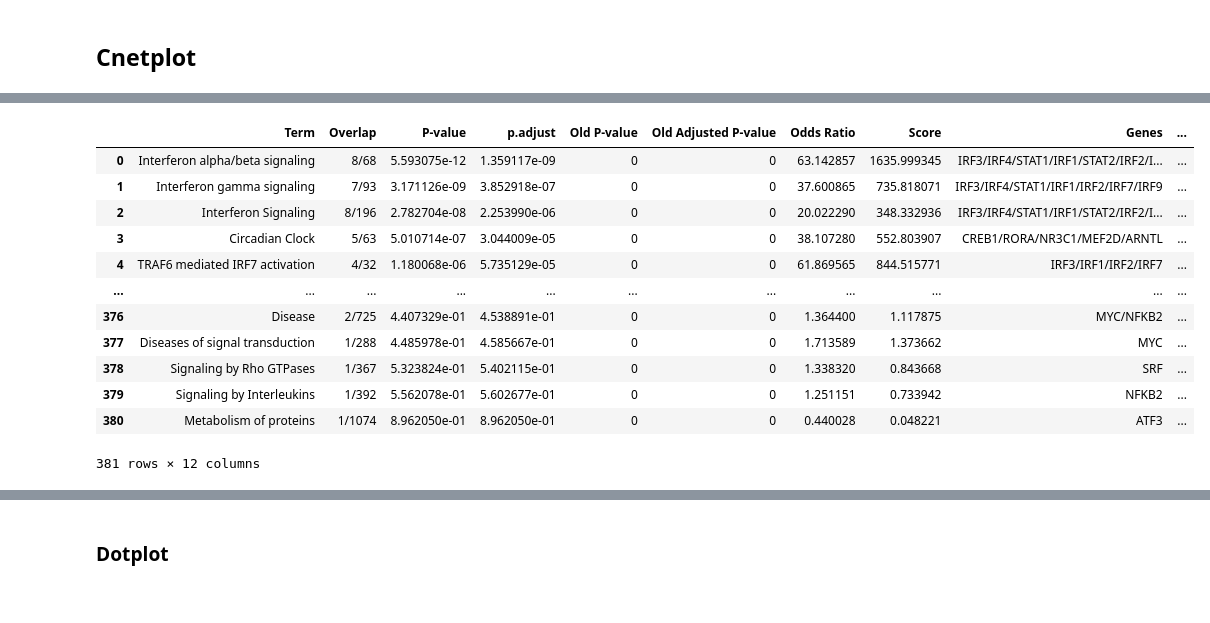
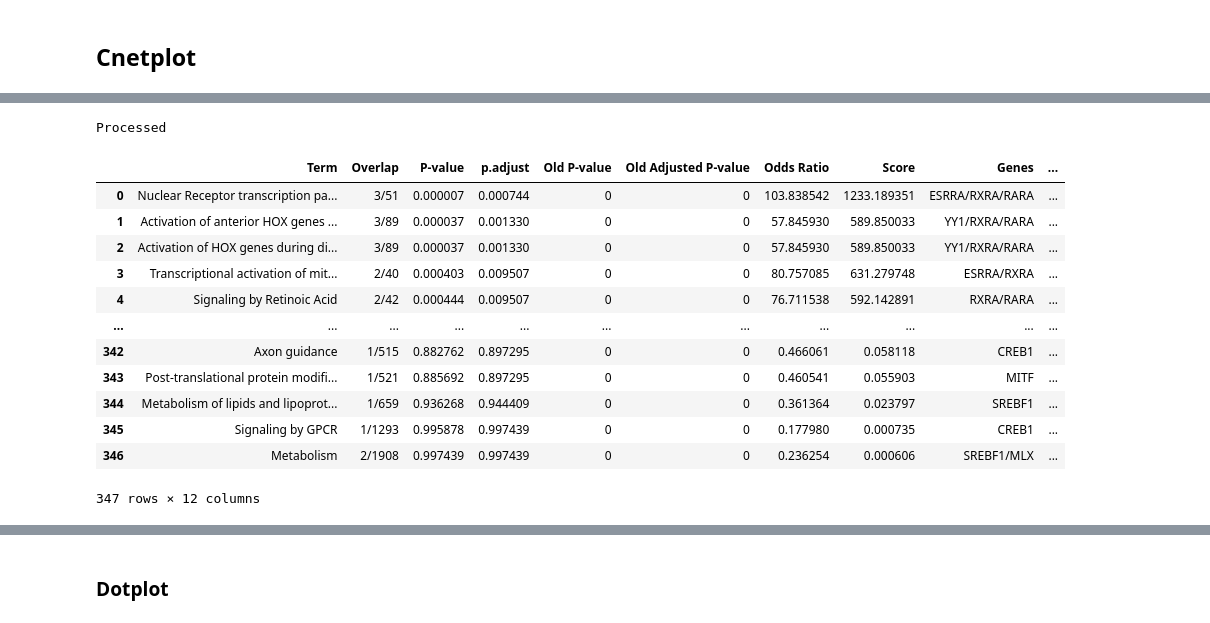
Before and after one commit to masyahook/scGRN, a Jupyter notebook: notebooks/GRNBoost2_Enrichment_analysis.ipynb, the cells around one changed output, grey strips where cells are left out. Cells and saved outputs as stored; diff of their text form; code cells hidden in the pictures.

```diff
--- a/notebooks/GRNBoost2_Enrichment_analysis.ipynb
+++ b/notebooks/GRNBoost2_Enrichment_analysis.ipynb
@@ -369,33 +399,33 @@ dfs['C'].head()
 # %%
-processed_dfs = {}
-processed_types = []
-top_n = 5
+processed_types = enrichr_res['cluster'].unique()
+enrichr_res_processed = (
+    enrichr_res.rename(columns={'Adjusted P-value': 'p.adjust', 'Combined Score': 'Score', 'cluster': 'type'})
+        .assign(
+            Genes=enrichr_res['Genes'].map(lambda x: x.replace(';', '/')),
+            Ratio=enrichr_res.apply(
+                lambda x: f"{x['Overlap'][:x['Overlap'].find('/')]}/{len(genes[x['cluster']])}",
+                axis=1
+            )
+        )
+)
+if db == 'Reactome':
+    enrichr_res_processed['Term'] = enrichr_res_processed['Term'].map(lambda x: x[:x.find('Homo')-1])
+final_df = enrichr_res_processed.assign(ID=[f'ID_{el}' for el in pd.factorize(enrichr_res_processed['Term'])[0] + 1])
 
-for t in types:
-    processed_dfs[t] = dfs[t].sort_values('Adjusted P-value', ascending=True) # .iloc[:top_n, :]
-    processed_dfs[t]['type'] = t
-    processed_dfs[t] = processed_dfs[t].rename(columns={'Adjusted P-value': 'p.adjust', 'Combined Score': 'Score'})
-    processed_dfs[t]['Genes'] = processed_dfs[t]['Genes'].map(lambda x: x.replace(';', '/'))
-    processed_dfs[t]['Ratio'] = processed_dfs[t].apply(lambda x: f"{x['Overlap'][:x['Overlap'].find('/')]}/{len(genes[t])}", axis=1) if len(processed_dfs[t]) != 0 else None
-    if len(processed_dfs[t]) != 0:
-        processed_types.append(t)
-    if db == 'Reactome':
-        processed_dfs[t]['Term'] = processed_dfs[t]['Term'].map(lambda x: x[:x.find('Homo')-1])
-
-final_df = pd.concat([df for df in processed_dfs.values()], axis=0).reset_index(drop=True)
-final_df = final_df.assign(ID=[f'ID_{el}' for el in pd.factorize(final_df['Term'])[0] + 1])
+print('Processed')
 final_df
 # %% [output]
+Processed
 |  | Term | Overlap | P-value | p.adjust | Old P-value | Old Adjusted P-value | Odds Ratio | Score | Genes | ... |
-| 0 | Interferon alpha/beta signaling | 8/68 | 5.593075e-12 | 1.359117e-09 | 0 | 0 | 63.142857 | 1635.999345 | IRF3/IRF4/STAT1/IRF1/STAT2/IRF2/I... | ... |
-| 1 | Interferon gamma signaling | 7/93 | 3.171126e-09 | 3.852918e-07 | 0 | 0 | 37.600865 | 735.818071 | IRF3/IRF4/STAT1/IRF1/IRF2/IRF7/IRF9 | ... |
-| 2 | Interferon Signaling | 8/196 | 2.782704e-08 | 2.253990e-06 | 0 | 0 | 20.022290 | 348.332936 | IRF3/IRF4/STAT1/IRF1/STAT2/IRF2/I... | ... |
-| 3 | Circadian Clock | 5/63 | 5.010714e-07 | 3.044009e-05 | 0 | 0 | 38.107280 | 552.803907 | CREB1/RORA/NR3C1/MEF2D/ARNTL | ... |
-| 4 | TRAF6 mediated IRF7 activation | 4/32 | 1.180068e-06 | 5.735129e-05 | 0 | 0 | 61.869565 | 844.515771 | IRF3/IRF1/IRF2/IRF7 | ... |
+| 0 | Nuclear Receptor transcription pa... | 3/51 | 0.000007 | 0.000744 | 0 | 0 | 103.838542 | 1233.189351 | ESRRA/RXRA/RARA | ... |
+| 1 | Activation of anterior HOX genes ... | 3/89 | 0.000037 | 0.001330 | 0 | 0 | 57.845930 | 589.850033 | YY1/RXRA/RARA | ... |
+| 2 | Activation of HOX genes during di... | 3/89 | 0.000037 | 0.001330 | 0 | 0 | 57.845930 | 589.850033 | YY1/RXRA/RARA | ... |
+| 3 | Transcriptional activation of mit... | 2/40 | 0.000403 | 0.009507 | 0 | 0 | 80.757085 | 631.279748 | ESRRA/RXRA | ... |
+| 4 | Signaling by Retinoic Acid | 2/42 | 0.000444 | 0.009507 | 0 | 0 | 76.711538 | 592.142891 | RXRA/RARA | ... |
 | ... | ... | ... | ... | ... | ... | ... | ... | ... | ... | ... |
-| 376 | Disease | 2/725 | 4.407329e-01 | 4.538891e-01 | 0 | 0 | 1.364400 | 1.117875 | MYC/NFKB2 | ... |
-| 377 | Diseases of signal transduction | 1/288 | 4.485978e-01 | 4.585667e-01 | 0 | 0 | 1.713589 | 1.373662 | MYC | ... |
-| 378 | Signaling by Rho GTPases | 1/367 | 5.323824e-01 | 5.402115e-01 | 0 | 0 | 1.338320 | 0.843668 | SRF | ... |
-| 379 | Signaling by Interleukins | 1/392 | 5.562078e-01 | 5.602677e-01 | 0 | 0 | 1.251151 | 0.733942 | NFKB2 | ... |
-| 380 | Metabolism of proteins | 1/1074 | 8.962050e-01 | 8.962050e-01 | 0 | 0 | 0.440028 | 0.048221 | ATF3 | ... |
+| 342 | Axon guidance | 1/515 | 0.882762 | 0.897295 | 0 | 0 | 0.466061 | 0.058118 | CREB1 | ... |
+| 343 | Post-translational protein modifi... | 1/521 | 0.885692 | 0.897295 | 0 | 0 | 0.460541 | 0.055903 | MITF | ... |
+| 344 | Metabolism of lipids and lipoprot... | 1/659 | 0.936268 | 0.944409 | 0 | 0 | 0.361364 | 0.023797 | SREBF1 | ... |
+| 345 | Signaling by GPCR | 1/1293 | 0.995878 | 0.997439 | 0 | 0 | 0.177980 | 0.000735 | CREB1 | ... |
+| 346 | Metabolism | 2/1908 | 0.997439 | 0.997439 | 0 | 0 | 0.236254 | 0.000606 | SREBF1/MLX | ... |
-381 rows × 12 columns
+347 rows × 12 columns
```
Also changed, not shown: parts of 43 cells of this notebook.
